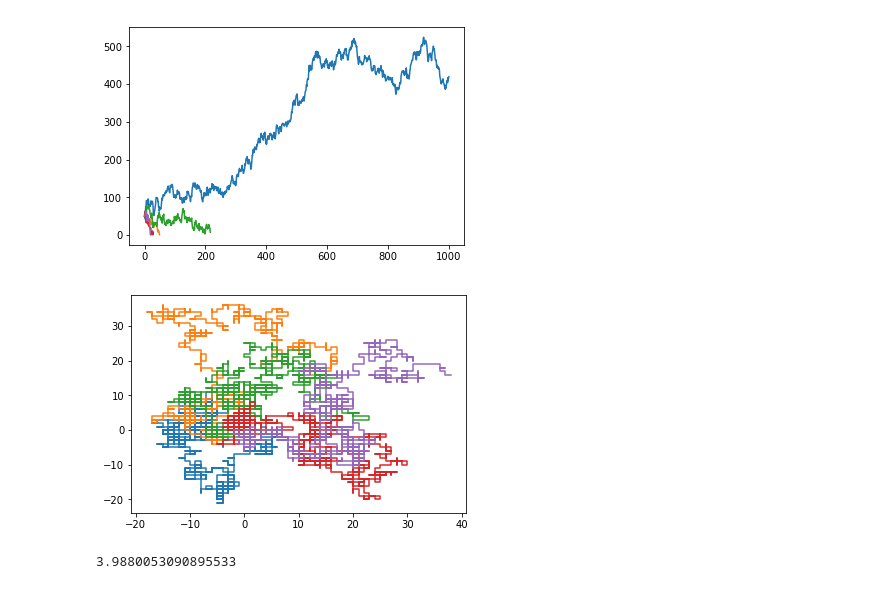
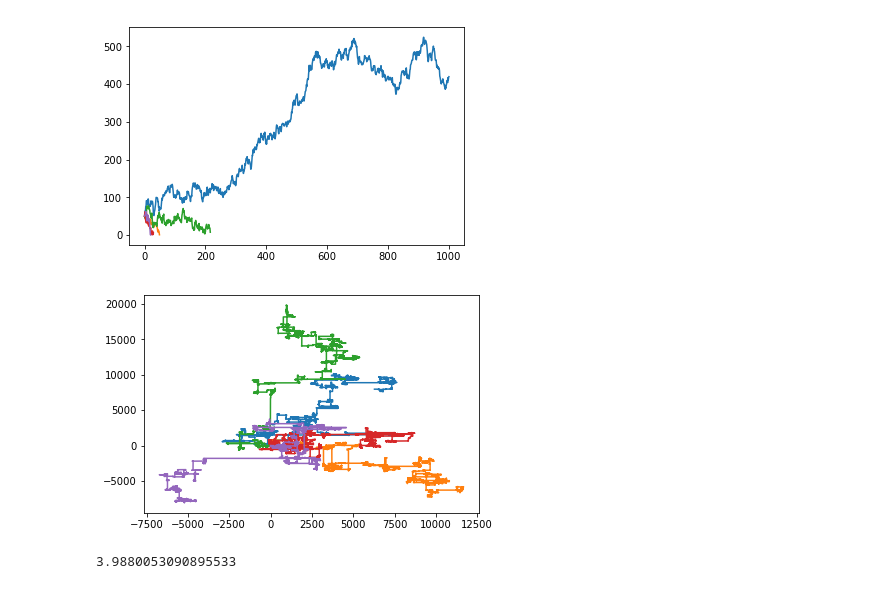
Before and after one commit to nikpocuca/math1mp3, a Jupyter notebook: fall-2019/tutorial-8/tutorial_8.ipynb, the cells around one changed output. Cells and saved outputs as stored; diff of their text form; code cells hidden in the pictures.

```diff
--- a/fall-2019/tutorial-8/tutorial_8.ipynb
+++ b/fall-2019/tutorial-8/tutorial_8.ipynb
@@ -55,30 +55,30 @@ def TwoD_Random(n):
     for i in range(0,n):
         p = np.random.uniform(0,1)
         if p < 0.25:
-            xpos = np.append(xpos,xpos[-1] + np.ra)
+            xpos = np.append(xpos,xpos[-1] + np.random.lognormal(1,2))
             ypos = np.append(ypos,ypos[-1])
         elif 0.25 <= p < 0.5:
             xpos = np.append(xpos,xpos[-1])
-            ypos = np.append(ypos,ypos[-1] + 1)
+            ypos = np.append(ypos,ypos[-1] + np.random.lognormal(1,2))
         elif 0.50 <= p < 0.75:
-            xpos = np.append(xpos,xpos[-1] - 1)
+            xpos = np.append(xpos,xpos[-1] - np.random.lognormal(1,2))
             ypos = np.append(ypos,ypos[-1])
         else:
             xpos = np.append(xpos,xpos[-1])
-            ypos = np.append(ypos,ypos[-1]-1)
+            ypos = np.append(ypos,ypos[-1] - np.random.lognormal(1,2))
     return ((xpos,ypos))
 # %%
 origin = np.array([0,0])
 
 distances = []
 
 for i in range(0,5):
-    end_pos = TwoD_Random(1000)
+    end_pos = TwoD_Random(10000)
     pyplot.plot(end_pos[0],end_pos[1])
     #end_pos = np.array([end_pos[0][-1], end_pos[1][-1]])
     #distances += [ np.sqrt((origin[0] - end_pos[0])**2 + (origin[1] - end_pos[1])**2)]
 # %% [output]
-[figure, old version]
+[figure, new version]
 # %%
 np.average(distances)
 # %% [output]
```
Also changed, not shown: 2 other files.
